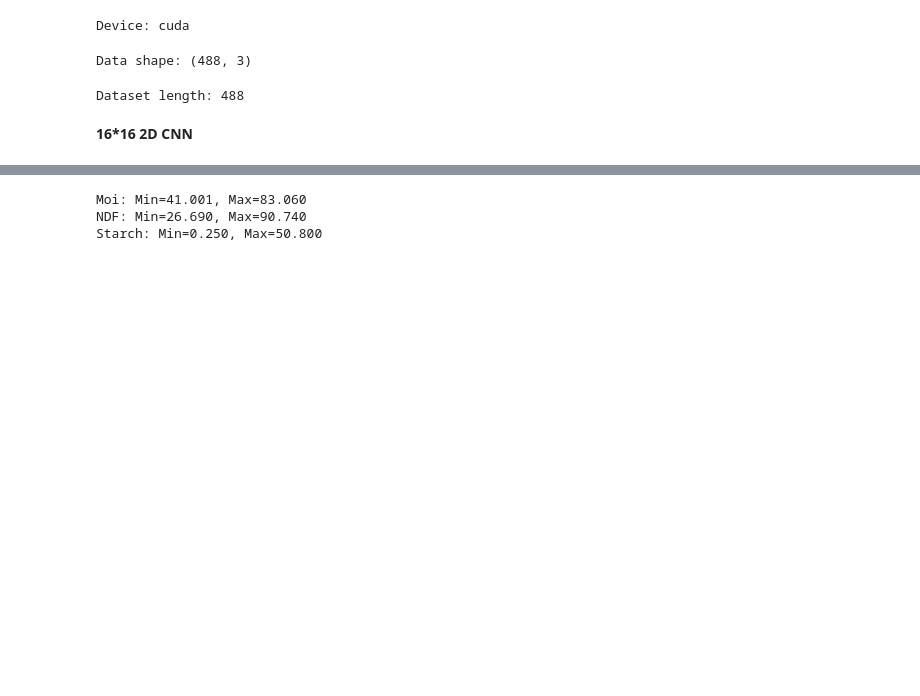
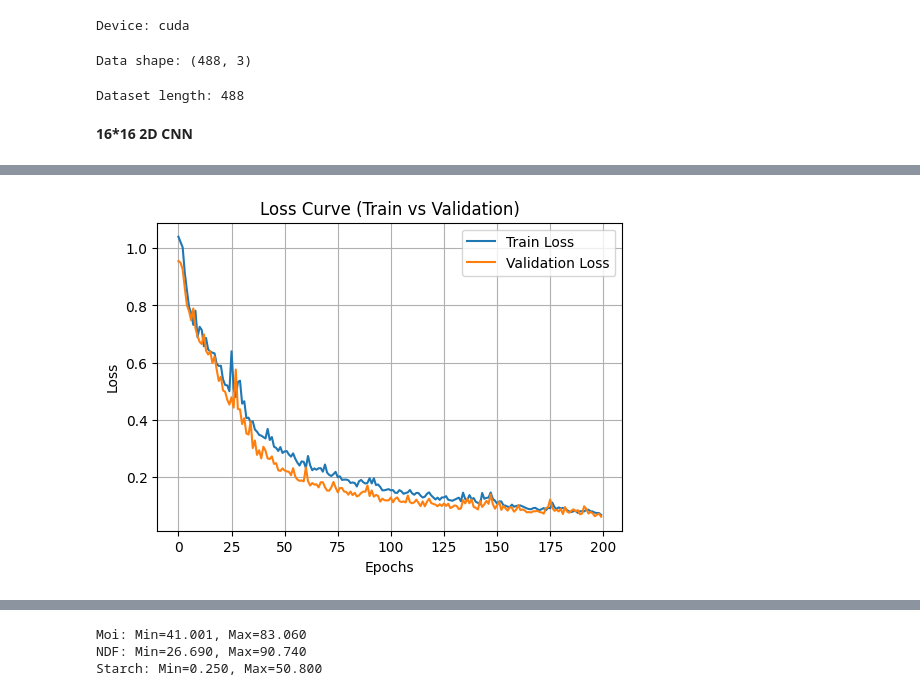
Before and after one commit to Raoina/Spectra-2-Image, a Jupyter notebook: notebooks/models/2d_CNN/2D_CNN_Cutting_Reshape_16_65.ipynb, the cells around one changed output, grey strips where cells are left out. Cells and saved outputs as stored; diff of their text form; code cells hidden in the pictures; blank space fills up the shorter version.

```diff
--- a/notebooks/models/2d_CNN/2D_CNN_Cutting_Reshape_16_65.ipynb
+++ b/notebooks/models/2d_CNN/2D_CNN_Cutting_Reshape_16_65.ipynb
@@ -290,13 +309,18 @@ Starch: RMSE=7.052, R2=0.347, Bias=-0.091
 # %%
 # =============================================
-# ====== 10. Final Train on all trainval + test ======
+# ====== 10. Final Training with Loss Curve ======
 # =============================================
+train_idx, val_idx = train_test_split(trainval_idx, test_size=0.2, random_state=seed)
 final_loader = DataLoader(Subset(dataset, trainval_idx), batch_size=batch_size, shuffle=True)
-test_loader = DataLoader(Subset(dataset, test_idx), batch_size=batch_size, shuffle=False)
+val_loader   = DataLoader(Subset(dataset, val_idx), batch_size=batch_size, shuffle=False)
+test_loader  = DataLoader(Subset(dataset, test_idx), batch_size=batch_size, shuffle=False)
 
 final_model = CNN2D().to(device)
 optimizer = torch.optim.Adam(final_model.parameters(), lr=lr)
 criterion = nn.MSELoss()
+
+train_losses = []
+val_losses   = []
 
 print("\n=== Final Training on Full Train+Val Set ===")
 for epoch in range(1, epochs + 1):
@@ -309,8 +333,30 @@ for epoch in range(1, epochs + 1):
         loss.backward()
         optimizer.step()
         epoch_loss += loss.item()
+    train_losses.append(epoch_loss / len(final_loader))
+
+    # Validation loss
+    final_model.eval()
+    val_loss = 0.0
+    with torch.no_grad():
+        for xb, yb in val_loader:
+            xb, yb = xb.to(device), yb.to(device)
+            preds = final_model(xb)
+            val_loss += criterion(preds, yb).item()
+    val_losses.append(val_loss / len(val_loader))
 
     if epoch % 10 == 0 or epoch == epochs:
-        print(f"Epoch {epoch}/{epochs} | Train Loss: {epoch_loss / len(final_loader):.4f}")
+        print(f"Epoch {epoch}/{epochs} | Train Loss: {train_losses[-1]:.4f} | Val Loss: {val_losses[-1]:.4f}")
+
+# Plot Loss Curve
+plt.figure(figsize=(6, 4))
+plt.plot(train_losses, label="Train Loss")
+plt.plot(val_losses, label="Validation Loss")
+plt.title("Loss Curve (Train vs Validation)")
+plt.xlabel("Epochs")
+plt.ylabel("Loss")
+plt.legend()
+plt.grid(True)
+plt.show()
 # %% [output]
 === Final Training on Full Train+Val Set ===
@@ -332,0 +379 @@ Epoch 200/200 | Train Loss: 0.5051
+[figure, added]
```
Also changed, not shown: parts of 10 cells of this notebook.
